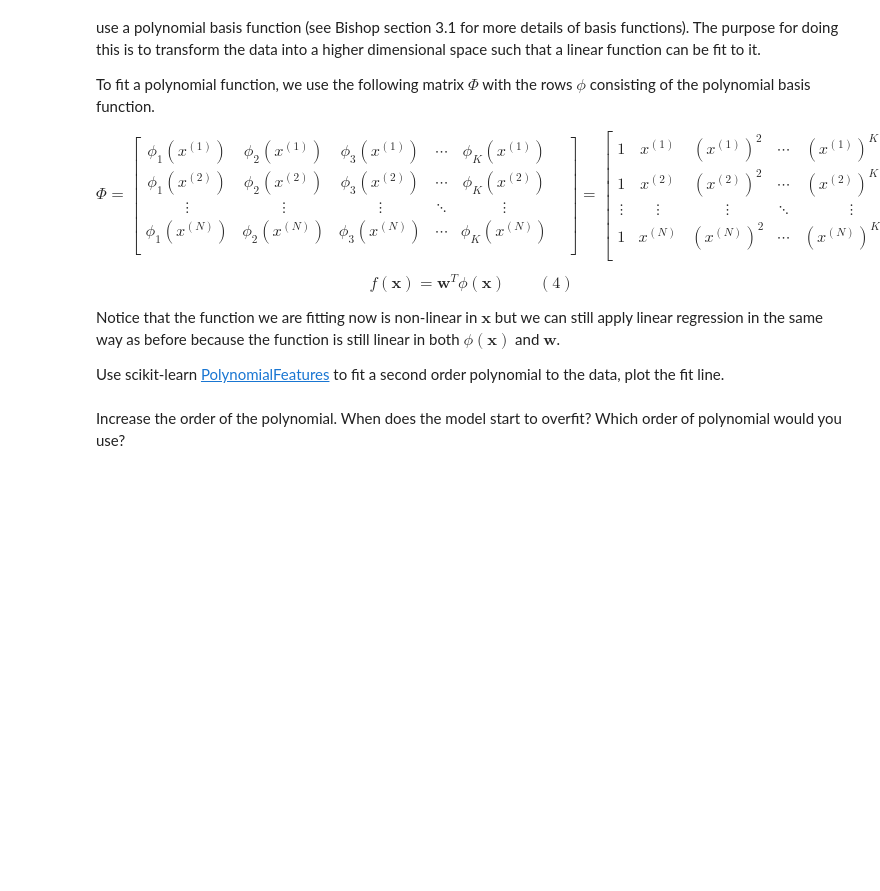
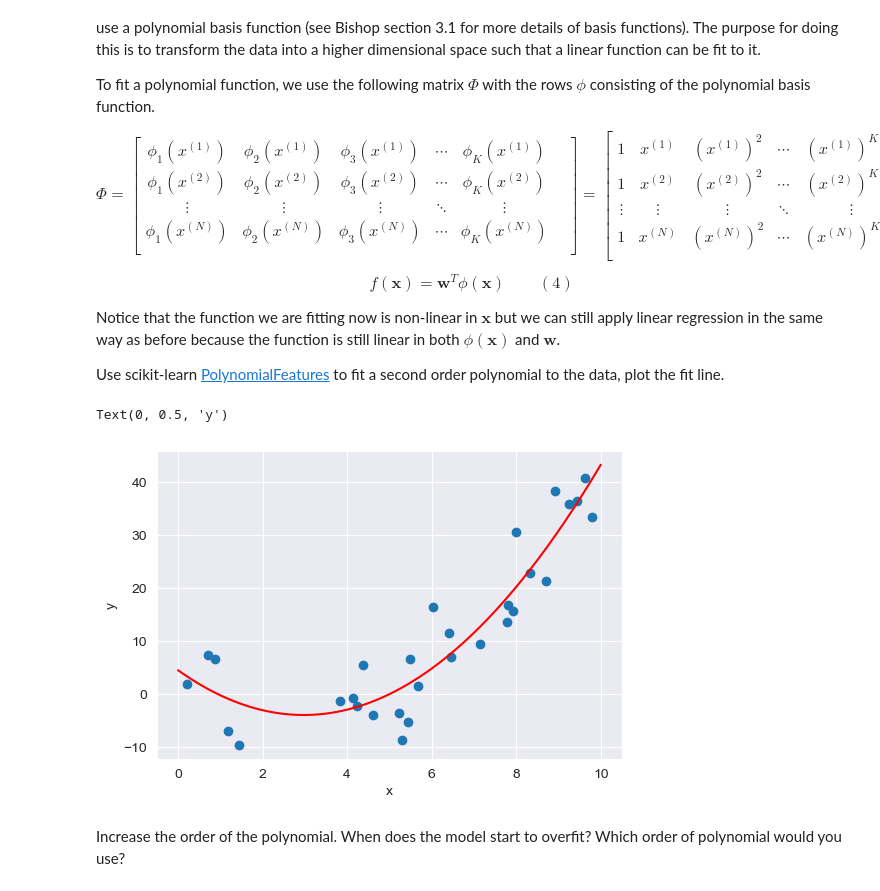
Before and after one commit to ZehuaLiuY/lab_sheets_public, a Jupyter notebook: lab1/lab1-intro_to_numpy_scikitlearn.ipynb, the cells around one changed output. Saved outputs shown, nothing was run; the diff lists cells and outputs as text; code cells hidden in the pictures; blank space fills up the shorter version.

```diff
--- a/lab1/lab1-intro_to_numpy_scikitlearn.ipynb
+++ b/lab1/lab1-intro_to_numpy_scikitlearn.ipynb
@@ -468,3 +489,6 @@ ax.set_ylabel('y')
 Now use [scikit-learn](https://scikit-learn.org/stable/modules/linear_model.html#ordinary-least-squares) to fit the linear model. Do you get the same $w_1$ and $b$ (coefficient and intercept)? Is the model overfitting or underfitting?
 # %%
 # write your code here
+lg = LinearRegression().fit(x, y)
+print(lg.coef_)
+print(lg.intercept_)
@@ -499,3 +524,20 @@ Use scikit-learn [PolynomialFeatures](https://scikit-learn.org/stable/modules/ge
+# %%
+# write your code here
+poly = PolynomialFeatures(degree=2)
+x_poly = poly.fit_transform(x)
+lg.fit(x_poly, y)
+
+x_plot = np.linspace(0,10,200).reshape(-1, 1)
+y_pred = lg.predict(poly.transform(x_plot))
+
+fig, ax = plt.subplots(figsize=(6,4))
+ax.scatter(x, y);
+ax.plot(x_plot, y_pred, '-r')
+ax.set_xlabel('x')
+ax.set_ylabel('y')
+# %% [output]
+Text(0, 0.5, 'y')
+[figure, added]
 # %% [markdown]
 Increase the order of the polynomial. When does the model start to overfit? Which order of polynomial would you use?
 # %% [markdown]
```
Also changed, not shown: parts of 9 cells of this notebook, 2 other files.
